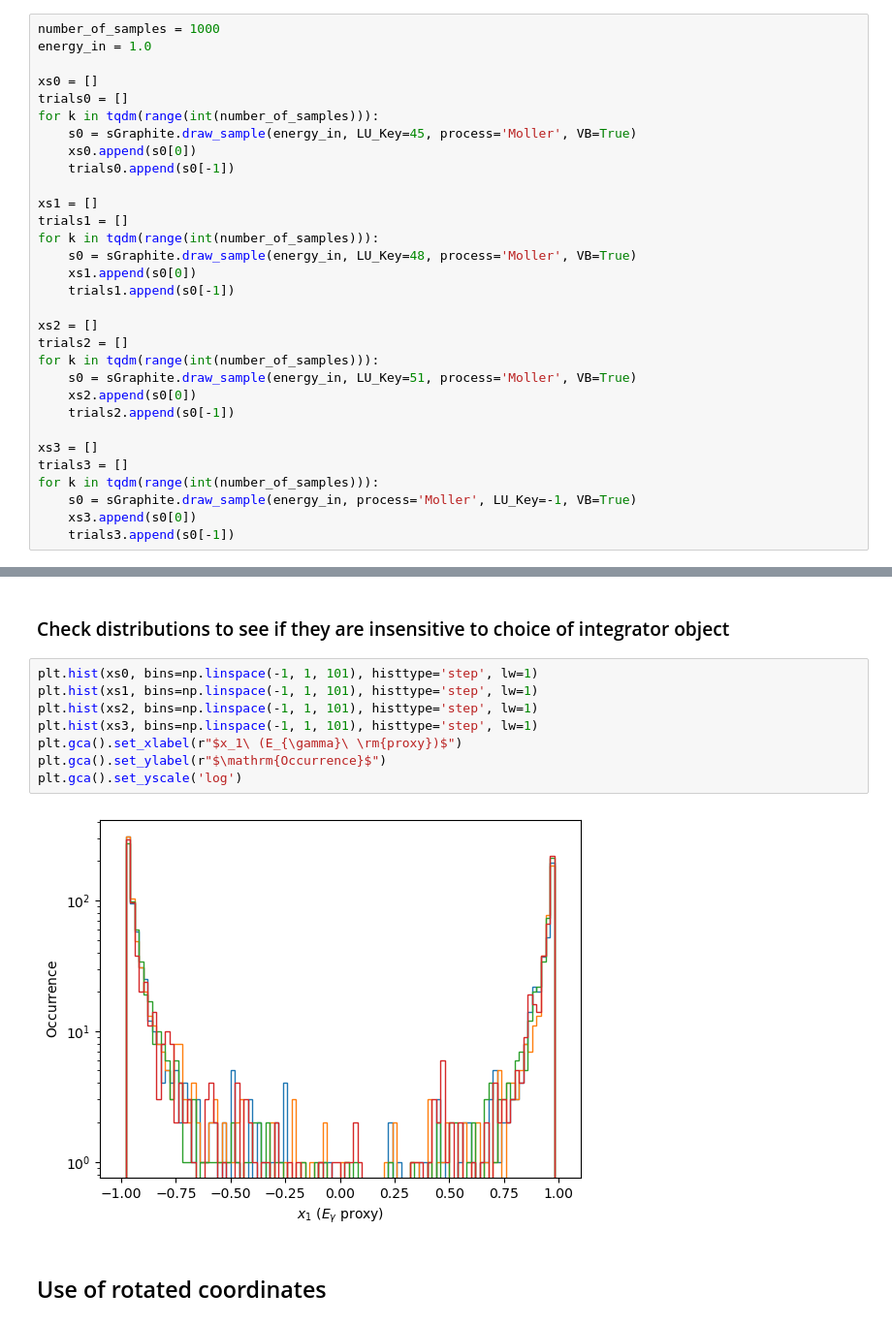
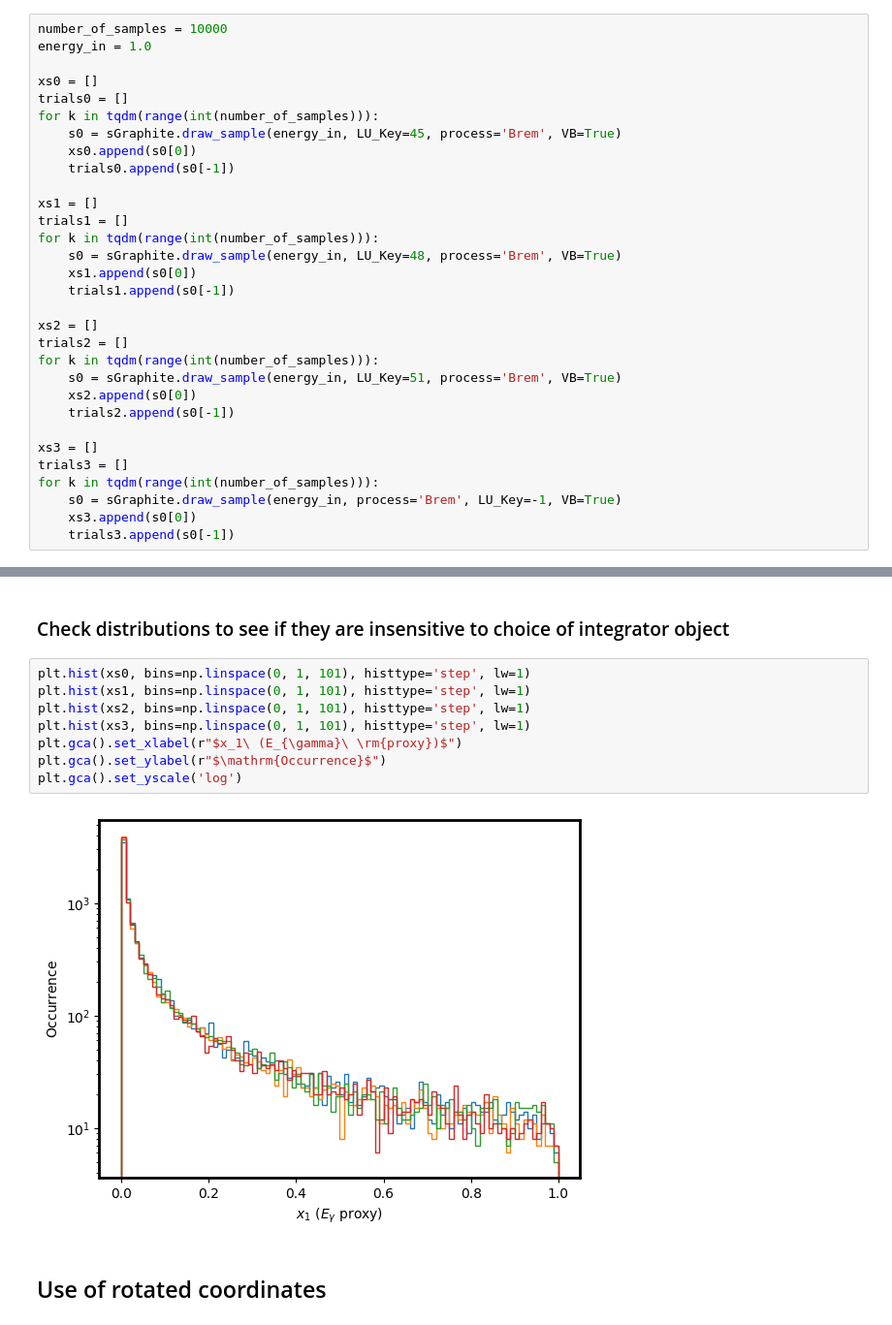
Before and after one commit to kjkellyphys/PETITE, a Jupyter notebook: examples/tutorial.ipynb, the cells around one changed output, grey strips where cells are left out. Shown at 97% size. Saved outputs shown, nothing was run; the diff lists cells and outputs as text.

```diff
--- a/examples/tutorial.ipynb
+++ b/examples/tutorial.ipynb
@@ -248,34 +245,34 @@ PETITE usese VEGAS intergrator objects pre-trained on a grid of incident particl
 
 As an illustration we set an incident electron energy at $E_{e} = 1.0 ~{\rm GeV}$, and sample from several integrators trained at nearby energies for the bremsstrahlung process $e Z \rightarrow e Z \gamma$.
 # %%
-number_of_samples = 1000
+number_of_samples = 10000
 energy_in = 1.0
 
 xs0 = []
 trials0 = []
 for k in tqdm(range(int(number_of_samples))):
-    s0 = sGraphite.draw_sample(energy_in, LU_Key=45, process='Moller', VB=True)
+    s0 = sGraphite.draw_sample(energy_in, LU_Key=45, process='Brem', VB=True)
     xs0.append(s0[0])
     trials0.append(s0[-1])
 
 xs1 = []
 trials1 = []
 for k in tqdm(range(int(number_of_samples))):
-    s0 = sGraphite.draw_sample(energy_in, LU_Key=48, process='Moller', VB=True)
+    s0 = sGraphite.draw_sample(energy_in, LU_Key=48, process='Brem', VB=True)
     xs1.append(s0[0])
     trials1.append(s0[-1])
 
 xs2 = []
 trials2 = []
 for k in tqdm(range(int(number_of_samples))):
-    s0 = sGraphite.draw_sample(energy_in, LU_Key=51, process='Moller', VB=True)
+    s0 = sGraphite.draw_sample(energy_in, LU_Key=51, process='Brem', VB=True)
     xs2.append(s0[0])
     trials2.append(s0[-1])
 
 xs3 = []
 trials3 = []
 for k in tqdm(range(int(number_of_samples))):
-    s0 = sGraphite.draw_sample(energy_in, process='Moller', LU_Key=-1, VB=True)
+    s0 = sGraphite.draw_sample(energy_in, process='Brem', LU_Key=-1, VB=True)
     xs3.append(s0[0])
     trials3.append(s0[-1])
 # %% [markdown]
@@ -299,15 +296,15 @@ Number of trials:  1000 1000 1000 1000
 # %% [markdown]
 ### Check distributions to see if they are insensitive to choice of integrator object
 # %%
-plt.hist(xs0, bins=np.linspace(-1, 1, 101), histtype='step', lw=1)
-plt.hist(xs1, bins=np.linspace(-1, 1, 101), histtype='step', lw=1)
-plt.hist(xs2, bins=np.linspace(-1, 1, 101), histtype='step', lw=1)
-plt.hist(xs3, bins=np.linspace(-1, 1, 101), histtype='step', lw=1)
+plt.hist(xs0, bins=np.linspace(0, 1, 101), histtype='step', lw=1)
+plt.hist(xs1, bins=np.linspace(0, 1, 101), histtype='step', lw=1)
+plt.hist(xs2, bins=np.linspace(0, 1, 101), histtype='step', lw=1)
+plt.hist(xs3, bins=np.linspace(0, 1, 101), histtype='step', lw=1)
 plt.gca().set_xlabel(r"$x_1\ (E_{\gamma}\ \rm{proxy})$")
 plt.gca().set_ylabel(r"$\mathrm{Occurrence}$")
 plt.gca().set_yscale('log')
 # %% [output]
-[figure, old version]
+[figure, new version]
 # %% [markdown]
 ## Use of rotated coordinates
 # %% [markdown]
```
Also changed, not shown: parts of 53 cells of this notebook, 3 other files.
